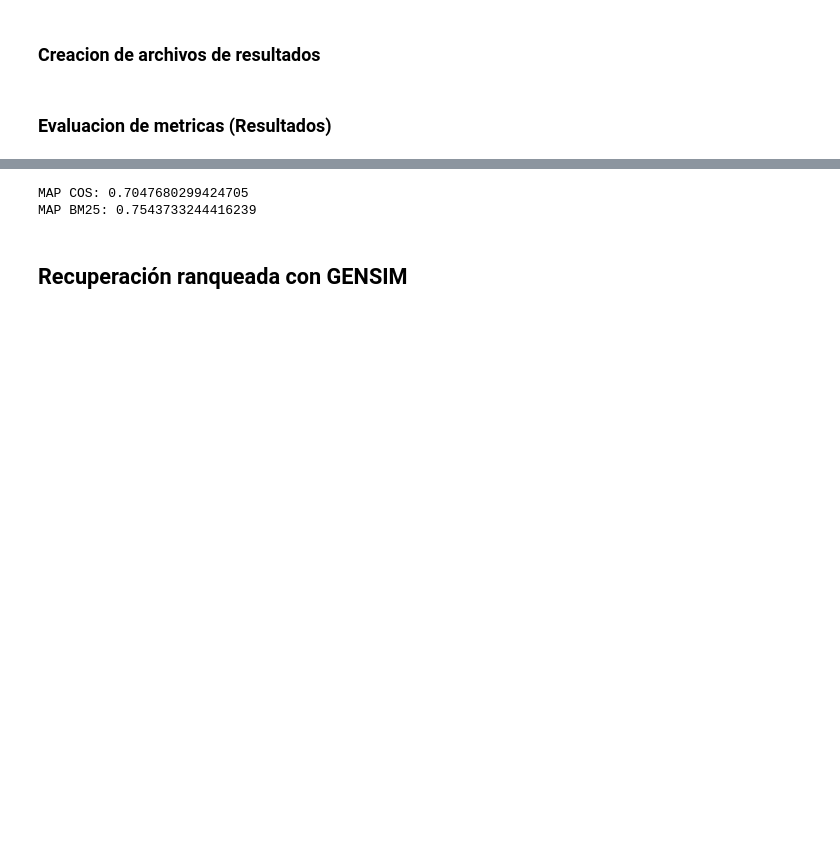
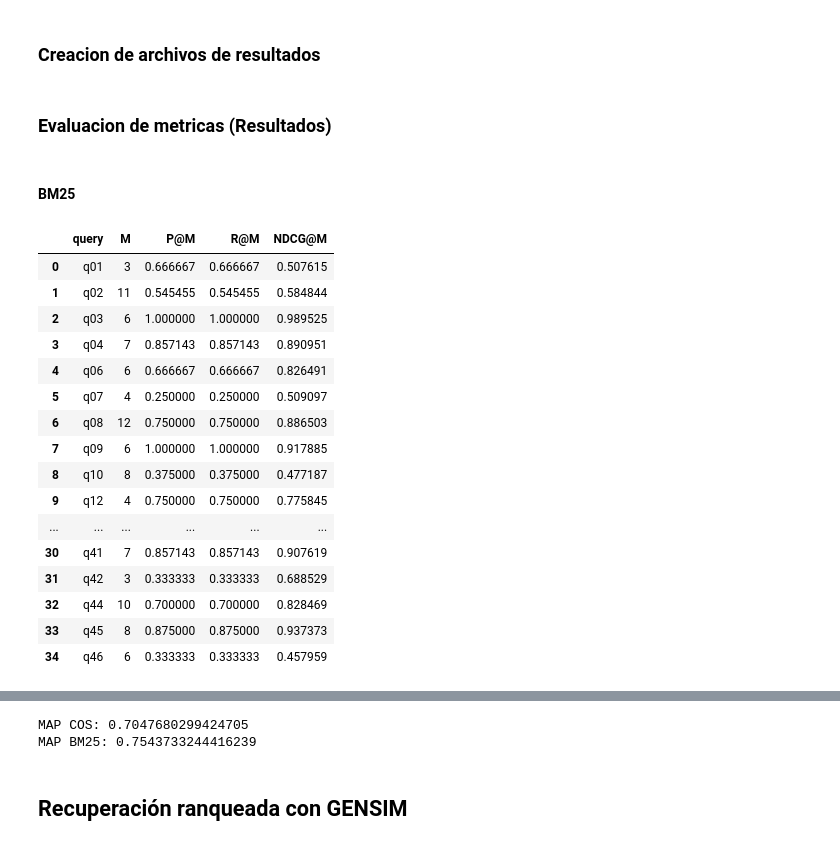
Before and after one commit to Things-I-learn/NLP-ml, a Jupyter notebook: Tarea1/Task1.ipynb, the cells around one changed output, grey strips where cells are left out. Drawn from its saved outputs; the diff is of its cells as text; code cells hidden in the pictures; blank space fills up the shorter version.

```diff
--- a/Tarea1/Task1.ipynb
+++ b/Tarea1/Task1.ipynb
@@ -1732,6 +1762,8 @@ with open("BM25-consultas_resultados", "w", encoding="utf-8") as archivo:
         )
 # %% [markdown]
 ### Evaluacion de metricas (Resultados)
+# %% [markdown]
+#### BM25
 # %%
 relevance_judgments = {}
 
@@ -1744,29 +1776,64 @@ with open("DataBases/relevance-judgments.tsv", "r", encoding="utf-8") as archivo
             relevance_judgments[query_id][document_id] = int(relevancia)
 # %%
 def evaluate_ranking(ranking, relevance_judgments):
-    """Evalúa el ranking de documentos de cada consulta utilizando métricas de precisión, recall y ganancia acumulada descontada normalizada (NDCG).
+    """
+    Evalúa el ranking de documentos de cada consulta mediante P@M,
+    R@M y NDCG@M, utilizando los juicios de relevancia correspondientes.
 
     Parameters:
-        ranking (dict): Diccionario que relaciona cada consulta con su lista de documentos recuperados y sus respectivos scores.
-        relevance_judgments (dict): Diccionario con los juicios de relevancia de los documentos para cada consulta.
+        ranking (dict): Ranking de documentos por consulta con sus scores.
+        relevance_judgments (dict): Juicios de relevancia por consulta.
 
     Returns:
-        pd.DataFrame: Tabla con los resultados de evaluación por consulta, incluyendo K, P@K, R@K y NDCG@K."""
+        pd.DataFrame: Resultados de evaluación por consulta.
+    """
+
     resultados = []
 
     for query_id, ranking_query in ranking.items():
+
         juicios = relevance_judgments.get(query_id, {})
-        K = len(juicios)
+        M = len(juicios)
+
         documentos = [document_id for document_id, score in ranking_query]
-        relevancia_binaria = [1 if document_id in juicios else 0 for document_id in documentos]
-        relevancia_graduada = [ juicios.get(document_id, 0) for document_id in documentos]
+
+        relevancia_binaria = [ 1 if document_id in juicios else 0 for document_id in documentos]
+
+        relevancia_graduada = [juicios.get(document_id, 0) for document_id in documentos]
 
         resultados.append({
             "query": query_id,
-            "K": K,
-            "P@K": precision_at_k(relevancia_binaria, K),
-            "R@K": recall_at_k(relevancia_binaria, K, K),
-            "NDCG@K": ndcg_at_k(relevancia_graduada, K, "linear"),
+            "M": M,
+            "P@M": precision_at_k(relevancia_binaria, M),
+            "R@M": recall_at_k(relevancia_binaria, M, M),
+            "NDCG@M": ndcg_at_k(
+                relevancia_graduada, M, "linear"
+            )
         })
 
     return pd.DataFrame(resultados)
+# %%
+resultados_bm25 = evaluate_ranking(
+    bm25_rankings,
+    relevance_judgments
+)
+
+display(resultados_bm25)
+# %% [output]
+|  | query | M | P@M | R@M | NDCG@M |
+| 0 | q01 | 3 | 0.666667 | 0.666667 | 0.507615 |
+| 1 | q02 | 11 | 0.545455 | 0.545455 | 0.584844 |
+| 2 | q03 | 6 | 1.000000 | 1.000000 | 0.989525 |
+| 3 | q04 | 7 | 0.857143 | 0.857143 | 0.890951 |
+| 4 | q06 | 6 | 0.666667 | 0.666667 | 0.826491 |
+| 5 | q07 | 4 | 0.250000 | 0.250000 | 0.509097 |
+| 6 | q08 | 12 | 0.750000 | 0.750000 | 0.886503 |
+| 7 | q09 | 6 | 1.000000 | 1.000000 | 0.917885 |
+| 8 | q10 | 8 | 0.375000 | 0.375000 | 0.477187 |
+| 9 | q12 | 4 | 0.750000 | 0.750000 | 0.775845 |
+| ... | ... | ... | ... | ... | ... |
+| 30 | q41 | 7 | 0.857143 | 0.857143 | 0.907619 |
+| 31 | q42 | 3 | 0.333333 | 0.333333 | 0.688529 |
+| 32 | q44 | 10 | 0.700000 | 0.700000 | 0.828469 |
+| 33 | q45 | 8 | 0.875000 | 0.875000 | 0.937373 |
+| 34 | q46 | 6 | 0.333333 | 0.333333 | 0.457959 |
```
Also changed, not shown: parts of 7 cells of this notebook.
